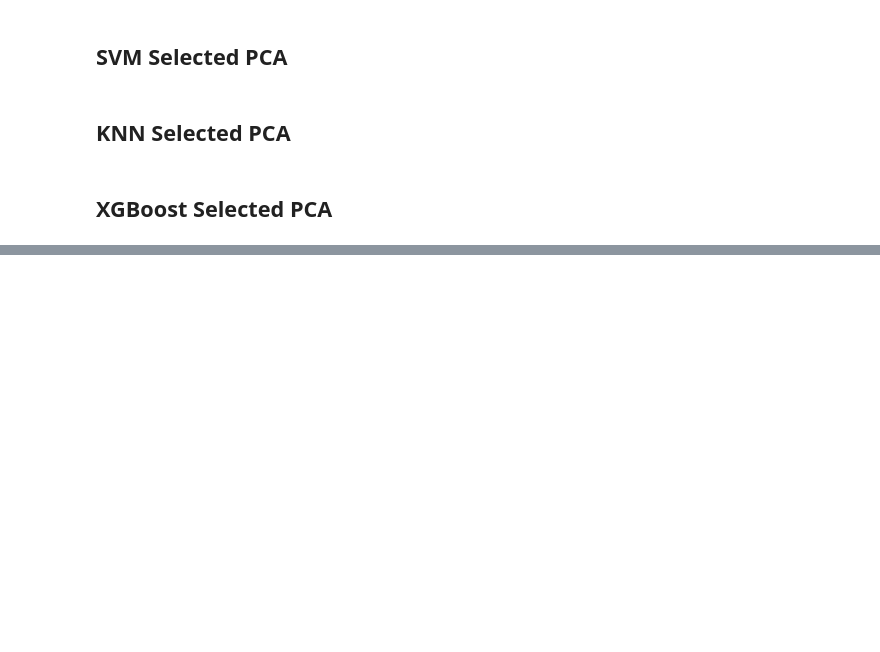
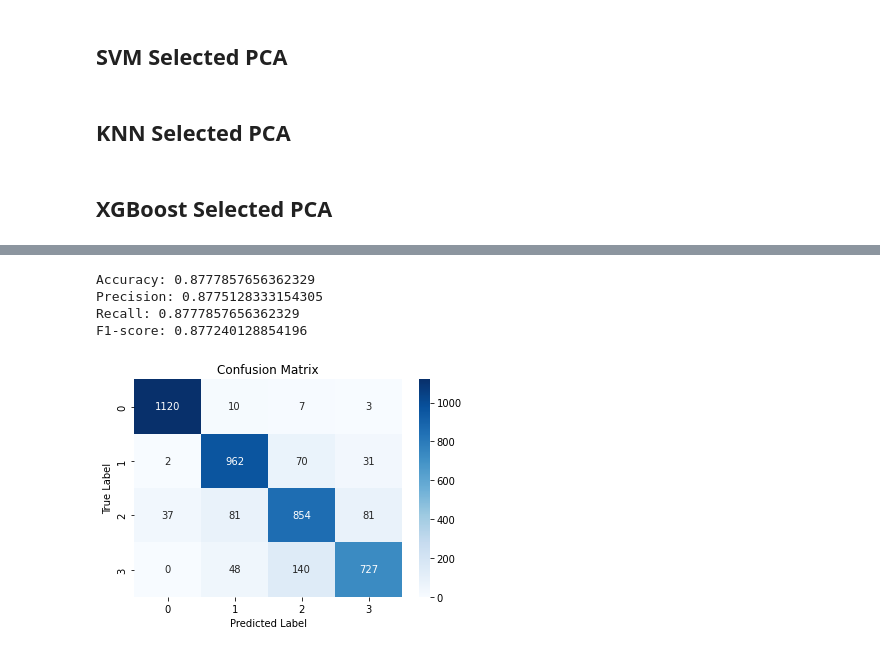
Before and after one commit to YousrHejy/Brain-Tumor-Detection-using-ML, a Jupyter notebook: Final Notebook/Models.ipynb, the cells around one changed output, grey strips where cells are left out. Saved outputs shown, nothing was run; the diff lists cells and outputs as text; code cells hidden in the pictures; blank space fills up the shorter version.

```diff
--- a/Final Notebook/Models.ipynb
+++ b/Final Notebook/Models.ipynb
@@ -360,0 +399,8 @@ Xgbost PCA|1.0  | 0.91| 0.86
+# %%
+evaluate_classification_model(clf2,X_trainn,y_trainn)
+# %% [output]
+Accuracy: 0.8777857656362329
+Precision: 0.8775128333154305
+Recall: 0.8777857656362329
+F1-score: 0.877240128854196
+[figure, added]
```
Also changed, not shown: parts of 9 cells of this notebook, 1 other file.
